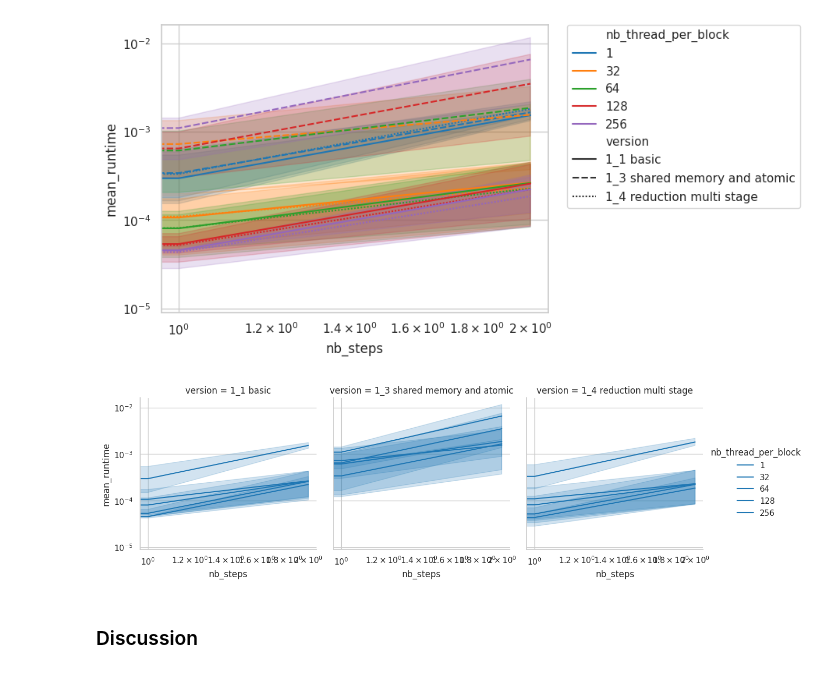
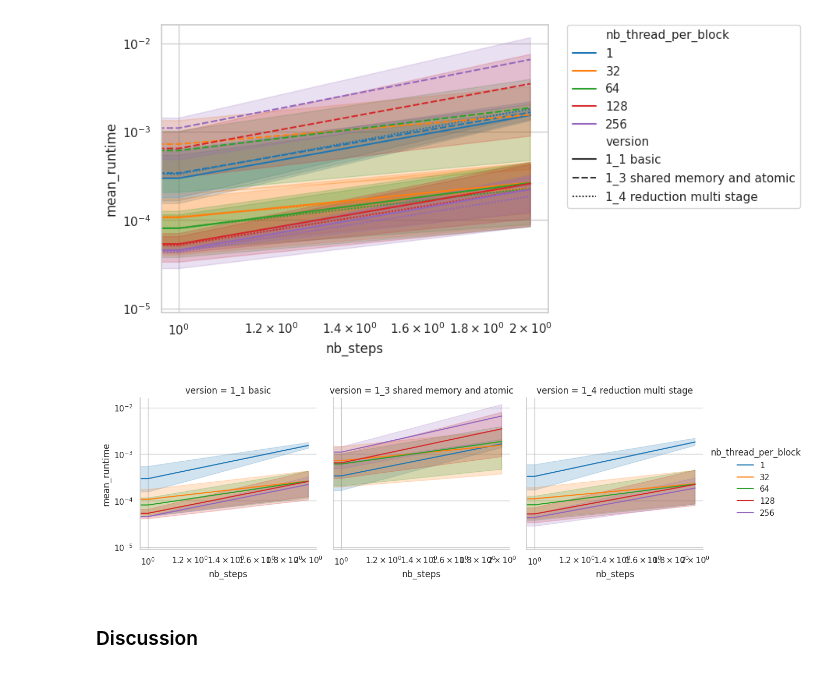
Before and after one commit to CyrilGomes/TP_CUDA, a Jupyter notebook: src/cuda_tp.ipynb, the cells around one changed output. Drawn from its saved outputs; the diff is of its cells as text; code cells hidden in the pictures.

```diff
--- a/src/cuda_tp.ipynb
+++ b/src/cuda_tp.ipynb
@@ -256,34 +260,34 @@ df_plot2 = df_plot2.groupby(['num_steps','version','nthread_per_block','nstep_pe
 df_plot2['version'] = "1_3 shared memory and atomic"
 df_plot2 = df_plot2.rename(columns={"runtime": "mean_runtime"})
 df_plot2 = df_plot2.rename(columns={"nthread_per_block": "nb_thread_per_block"})
 df_plot2 = df_plot2.rename(columns={"nstep_per_thread": "nb_step_per_thread"})
 df_plot2 = df_plot2.rename(columns={"num_steps": "nb_steps"})
 df_plot2 = df_plot2[['version','nb_thread_per_block','nb_step_per_thread','nb_steps','mean_runtime']]
 df_plot2['nb_steps'] = df_plot2['nb_steps'].astype(str)
 
 df_plot3 = df[(df['version'] == "1_4 reduction multi stage")]
 df_plot3 = df_plot3.groupby(['num_steps','version','nthread_per_block','nstep_per_thread']).mean().reset_index()
 df_plot3['version'] = "1_4 reduction multi stage"
 df_plot3 = df_plot3.rename(columns={"runtime": "mean_runtime"})
 df_plot3 = df_plot3.rename(columns={"nthread_per_block": "nb_thread_per_block"})
 df_plot3 = df_plot3.rename(columns={"nstep_per_thread": "nb_step_per_thread"})
 df_plot3 = df_plot3.rename(columns={"num_steps": "nb_steps"})
 df_plot3 = df_plot3[['version','nb_thread_per_block','nb_step_per_thread','nb_steps','mean_runtime']]
 df_plot3['nb_steps'] = df_plot3['nb_steps'].astype(str)
 
 
 df_plot = df_plot.append(df_plot2)
 df_plot = df_plot.append(df_plot3)
 
 sns.set_theme(style="whitegrid")
 
 g = sns.FacetGrid(df_plot, col="version", hue="nb_thread_per_block", col_wrap=3, height=4, sharex=False, sharey=True, palette="tab10")
 #Change the color by the number of thread per block
-g.map_dataframe(sns.lineplot, x="nb_steps", y="mean_runtime", hue="nb_thread_per_block", style="version", data=df_plot)
+g.map_dataframe(sns.lineplot, x="nb_steps", y="mean_runtime", style="version", data=df_plot)
 g.set(xscale="log", yscale="log")
 g.add_legend()
 plt.show()
 # %% [output]
-[figure, old version]
+[figure, new version]
 # %% [markdown]
 ### Discussion
```
Also changed, not shown: parts of 1 cell of this notebook.
